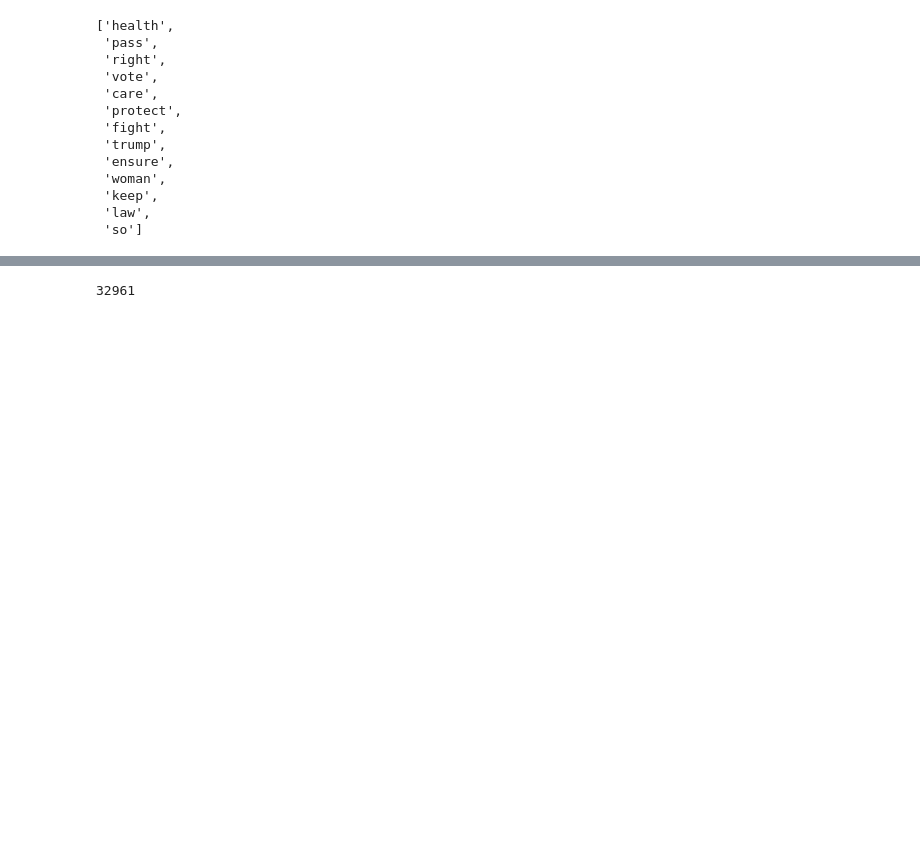
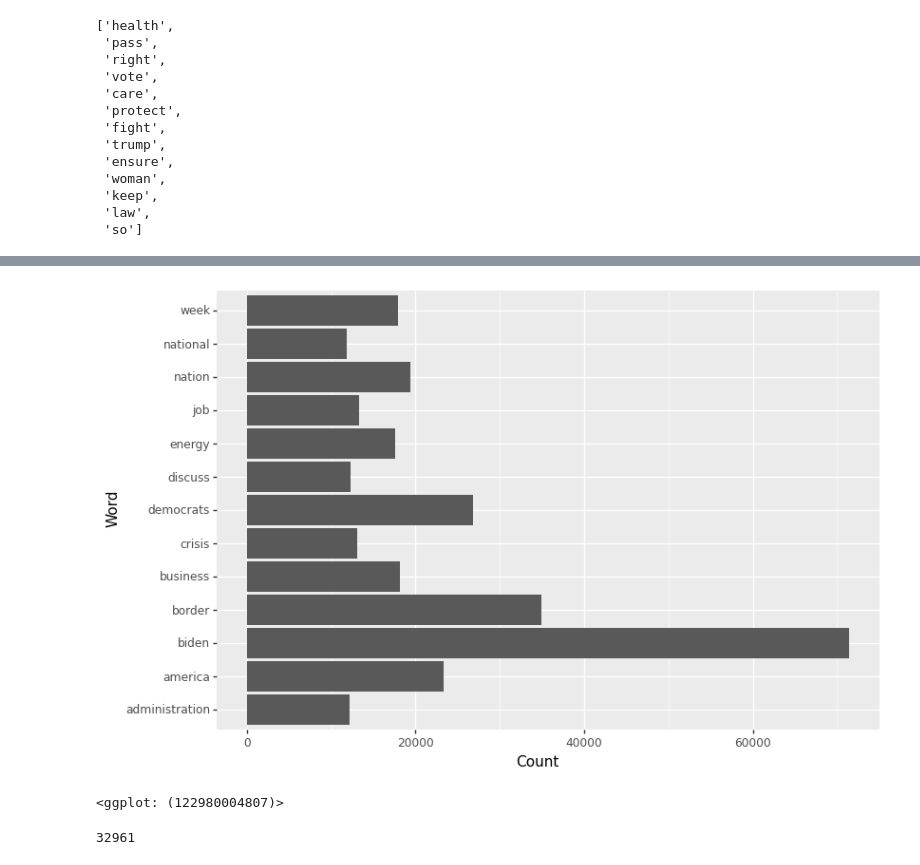
Before and after one commit to maiahalle/DS105-Project, a Jupyter notebook: Starting_over.ipynb, the cells around one changed output, grey strips where cells are left out. Saved outputs shown, nothing was run; the diff lists cells and outputs as text; code cells hidden in the pictures; blank space fills up the shorter version.

```diff
--- a/Starting_over.ipynb
+++ b/Starting_over.ipynb
@@ -277,0 +317,8 @@ df_rep_tweets.iloc[0]['key_word_list']
+# %%
+reps_only_words = []
+for i in range(len(df_reps_top_50)):
+    for word in reps_not_dems:
+        if df_reps_top_50.iloc[i]['Word'] == word:
+            reps_only_words.append(df_reps_top_50.iloc[i])
+# %%
+df_reps_only_words = pd.DataFrame(reps_only_words)
@@ -278,3 +342,12 @@ df_rep_tweets.iloc[0]['key_word_list']
+# %%
+g_republicans_only = (
+    ggplot(df_reps_only_words, aes(x="Word",y="Count")) + geom_col() + coord_flip() + theme(figure_size=[9,6])
+)
+# %%
+g_republicans_only
+# %% [output]
+[figure, added]
+<ggplot: (122980004807)>
 # %%
 border_dates = []
 for i in range(len(df_rep_tweets)):
```
Also changed, not shown: parts of 66 cells of this notebook.
